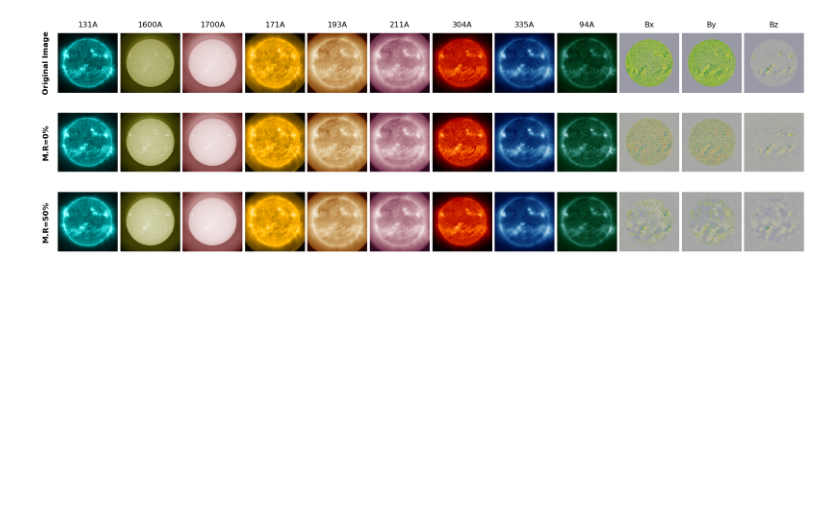
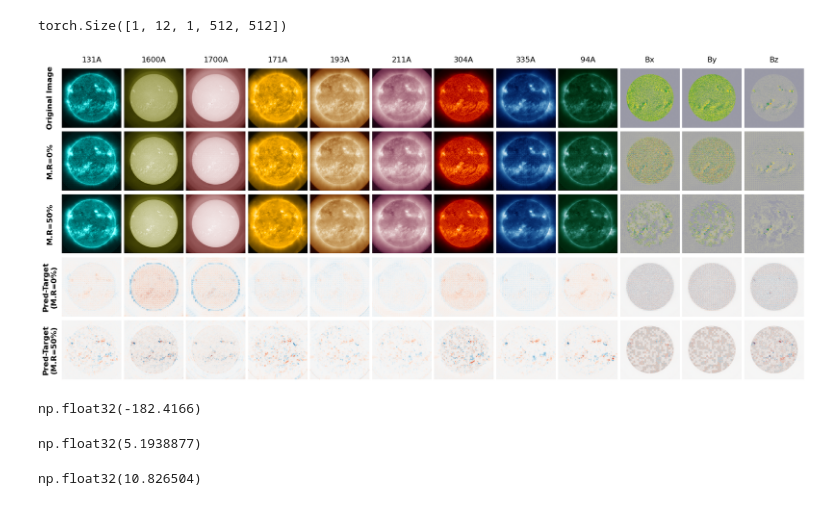
Before and after one commit to Joaggi/sdofmv2, a Jupyter notebook: notebooks/analysis/with_ALL_model/visualize_withALL_AIA_masking.ipynb, the cells around one changed output. Drawn from its saved outputs; the diff is of its cells as text; code cells hidden in the pictures; blank space fills up the shorter version.

Commit message:
update visualizations

```diff
--- a/notebooks/analysis/with_ALL_model/visualize_withALL_AIA_masking.ipynb
+++ b/notebooks/analysis/with_ALL_model/visualize_withALL_AIA_masking.ipynb
@@ -126,34 +126,59 @@ model.eval()
 with torch.no_grad():
     output = model(x_set)
     output_wo_mask = model_no_mask(x_set)
+# %%
+x_set.shape
+# %% [output]
+torch.Size([1, 12, 1, 512, 512])
 # %%
+x_set_denorm = x_set.clone()
+output_denorm = output[0].clone()
+output_wo_mask_denorm = output_wo_mask[0].clone()
+
 # inverse transformation of hmi
 for i_img in range(x_set.shape[0]):
     for ch_id, ch in enumerate(chan_types[-3:]):
 
-        x_set[i_img, ch_id+9, 0, :, :] = inverse_log_norm(
+        x_set_denorm[i_img, ch_id+9, 0, :, :] = inverse_log_norm(
             x_set[i_img, ch_id+9, 0, :, :],
             data_module.normalization_stat,
             ch,
             cfg.data.sdoml.normalization.scaler_factor,
         )
 
-        output[0][i_img, ch_id+9, 0, :, :] = inverse_log_norm(
+        output_denorm[i_img, ch_id+9, 0, :, :] = inverse_log_norm(
             output[0][i_img, ch_id+9, 0, :, :],
             data_module.normalization_stat,
             ch,
             cfg.data.sdoml.normalization.scaler_factor,
         )
 
-        output_wo_mask[0][i_img, ch_id+9, 0, :, :] = inverse_log_norm(
+        output_wo_mask_denorm[i_img, ch_id+9, 0, :, :] = inverse_log_norm(
             output_wo_mask[0][i_img, ch_id+9, 0, :, :],
             data_module.normalization_stat,
             ch,
             cfg.data.sdoml.normalization.scaler_factor,
         )
 # %%
+# normalization for visualization
 norm = TwoSlopeNorm(vmin=-4000, vcenter=0, vmax=4000)
-fig, axes = plt.subplots(nrows=3, ncols=12, figsize=(18, 6))
+
+# error norm for AIA
+err_wo_mask_aia = output_wo_mask[0][0, :9, 0, :, :] - x_set[0, :9, 0, :, :]
+err_mp_mask_aia = output[0][0, :9, 0, :, :] - x_set[0, :9, 0, :, :]
+lim_aia = np.quantile(np.abs(np.stack([err_wo_mask_aia, err_mp_mask_aia], axis=0)), 0.9999)
+# lim_aia = np.max(np.abs(np.stack([err_wo_mask_aia, err_mp_mask_aia], axis=0)))
+norm_aia = TwoSlopeNorm(vmin=-lim_aia, vcenter=0, vmax=lim_aia)
+
+# error norm for HMI
+err_wo_mask_hmi = output_wo_mask[0][0, 9:, 0, :, :] - x_set[0, 9:, 0, :, :]
+err_mp_mask_hmi = output[0][0, 9:, 0, :, :] - x_set[0, 9:, 0, :, :]
+lim_hmi = np.quantile(np.abs(np.stack([err_wo_mask_hmi, err_mp_mask_hmi], axis=0)), 0.9999)
+# lim_hmi = np.max(np.abs(np.stack([err_wo_mask_hmi, err_mp_mask_hmi], axis=0)))
+norm_hmi = TwoSlopeNorm(vmin=-lim_hmi, vcenter=0, vmax=lim_hmi)
+
+# plot figure
+fig, axes = plt.subplots(nrows=5, ncols=12, figsize=(18, 8))
 
 for ax in axes.flat:
     ax.set_xticks([])
@@ -163,37 +188,55 @@ for ax in axes.flat:
 
 for i, col in enumerate(chan_types):
     # --- Row 0: Original Image ---
-    axes[0][i].imshow(x_set[0, i, 0, :, :], cmap=cms[i], norm=norm if i>=9 else None)
+    axes[0][i].imshow(x_set_denorm[0, i, 0, :, :], cmap=cms[i], norm=norm if i>=9 else None)
     axes[0][i].set_title(f"{col}", fontsize=12, pad=10)
 
     # --- Row 1: 0% Masking (Reconstruction) ---
-    axes[1][i].imshow(output_wo_mask[0][0, i, 0, :, :], cmap=cms[i], norm=norm if i>=9 else None)
+    axes[1][i].imshow(output_wo_mask_denorm[0, i, 0, :, :], cmap=cms[i], norm=norm if i>=9 else None)
 
     # --- Row 2: 50% Masking (Inpainting/Prediction) ---
-    axes[2][i].imshow(output[0][0, i, 0, :, :], cmap=cms[i], norm=norm if i>=9 else None)
+    axes[2][i].imshow(output_denorm[0, i, 0, :, :], cmap=cms[i], norm=norm if i>=9 else None)
+
+    # visualize errors
+    axes[3][i].imshow(output_wo_mask[0][0, i, 0, :, :] - x_set[0, i, 0, :, :], cmap='RdBu_r', norm=norm_aia if i<=9 else norm_hmi)
+    axes[4][i].imshow(output[0][0, i, 0, :, :] - x_set[0, i, 0, :, :], cmap='RdBu_r', norm=norm_aia if i<=9 else norm_hmi)
 
 
 row_info = [
     "Original Image",
     "M.R=0%", # "Masking Ratio: \n 0%",   # Or "M.R. = 0.0"
-    "M.R=50%" # "Masking Ratio: \n 50%"   # Or "M.R. = 0.5"
+    "M.R=50%", # "Masking Ratio: \n 50%"   # Or "M.R. = 0.5"
+    "Pred-Target\n(M.R=0%)",
+    "Pred-Target\n(M.R=50%)",
 ]
 
-for row_idx in range(3):
+for row_idx in range(5):
     axes[row_idx][0].text(
         -0.2, 0.5,
         f"{row_info[row_idx]}",
         ha='center',
         va='center',
         fontsize=12,
         fontweight='bold', # Added bold for better readability
         rotation=90,
         transform=axes[row_idx][0].transAxes
     )
 
 plt.subplots_adjust(wspace=0.05, hspace=0.05, left=0.05, right=0.95, top=0.9, bottom=0.05)
 
 plt.savefig(f"SDOFMv2_withALL_results_mask_ratio.pdf", dpi=300, bbox_inches="tight")
 plt.show()
 # %% [output]
-[figure, old version]
+[figure, new version]
+# %%
+np.nanmean(output_wo_mask[0][0, 9, 0, :, :] - x_set[0, 9, 0, :, :])
+# %% [output]
+np.float32(-182.4166)
+# %%
+np.quantile(np.abs(np.stack([err_wo_mask_aia, err_mp_mask_aia], axis=0)), 0.99999)
+# %% [output]
+np.float32(5.1938877)
+# %%
+np.max(np.abs(np.stack([err_wo_mask_aia, err_mp_mask_aia], axis=0)))
+# %% [output]
+np.float32(10.826504)
```
Also changed, not shown: parts of 2 cells of this notebook, 8 other files.
